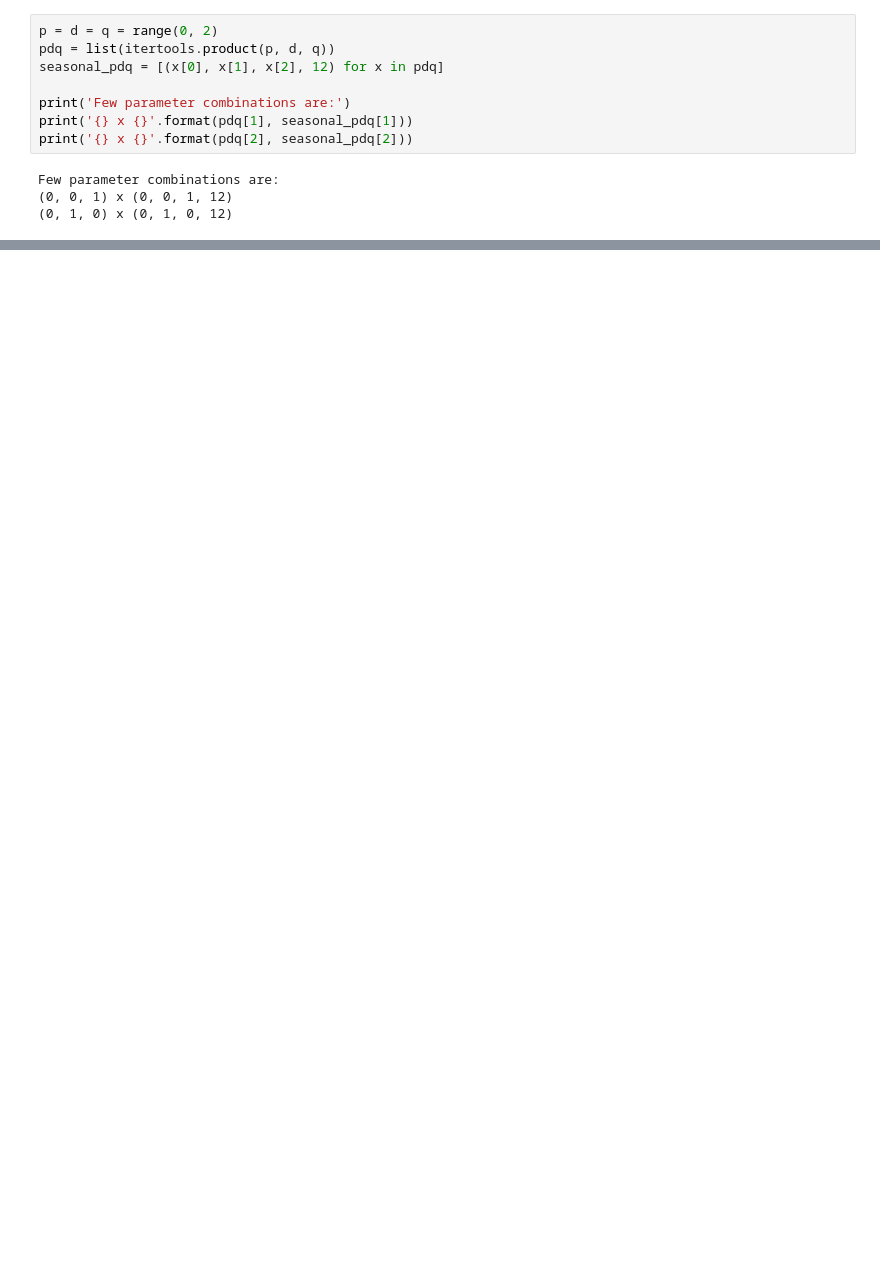
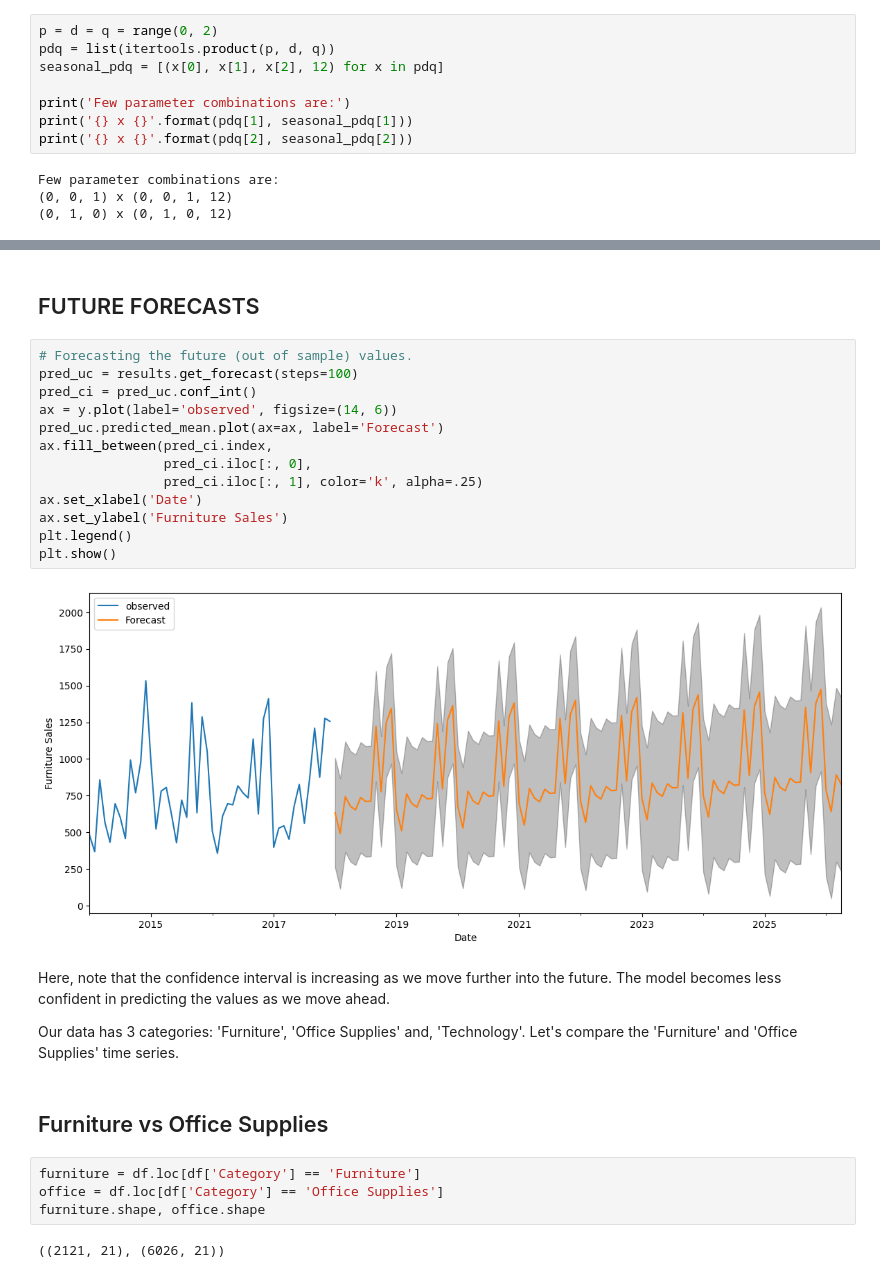
Before and after one commit to Rabiya-k/superstore-sale, a Jupyter notebook: superstore_sale.ipynb, the cells around one changed output, grey strips where cells are left out. Drawn from its saved outputs; the diff is of its cells as text; blank space fills up the shorter version.

```diff
--- a/superstore_sale.ipynb
+++ b/superstore_sale.ipynb
@@ -380,0 +466,29 @@ print('Root Mean Square Error is:', np.sqrt(mse))
+# %% [markdown]
+## FUTURE FORECASTS
+# %%
+# Forecasting the future (out of sample) values.
+pred_uc = results.get_forecast(steps=100)
+pred_ci = pred_uc.conf_int()
+ax = y.plot(label='observed', figsize=(14, 6))
+pred_uc.predicted_mean.plot(ax=ax, label='Forecast')
+ax.fill_between(pred_ci.index,
+                pred_ci.iloc[:, 0],
+                pred_ci.iloc[:, 1], color='k', alpha=.25)
+ax.set_xlabel('Date')
+ax.set_ylabel('Furniture Sales')
+plt.legend()
+plt.show()
+# %% [output]
+[figure, added]
+# %% [markdown]
+Here, note that the confidence interval is increasing as we move further into the future. The model becomes less confident in predicting the values as we move ahead.
+
+Our data has 3 categories: 'Furniture', 'Office Supplies' and, 'Technology'. Let's compare the 'Furniture' and 'Office Supplies' time series.
+# %% [markdown]
+## Furniture vs Office Supplies
+# %%
+furniture = df.loc[df['Category'] == 'Furniture']
+office = df.loc[df['Category'] == 'Office Supplies']
+furniture.shape, office.shape
+# %% [output]
+((2121, 21), (6026, 21))
```
Also changed, not shown: parts of 33 cells of this notebook.
